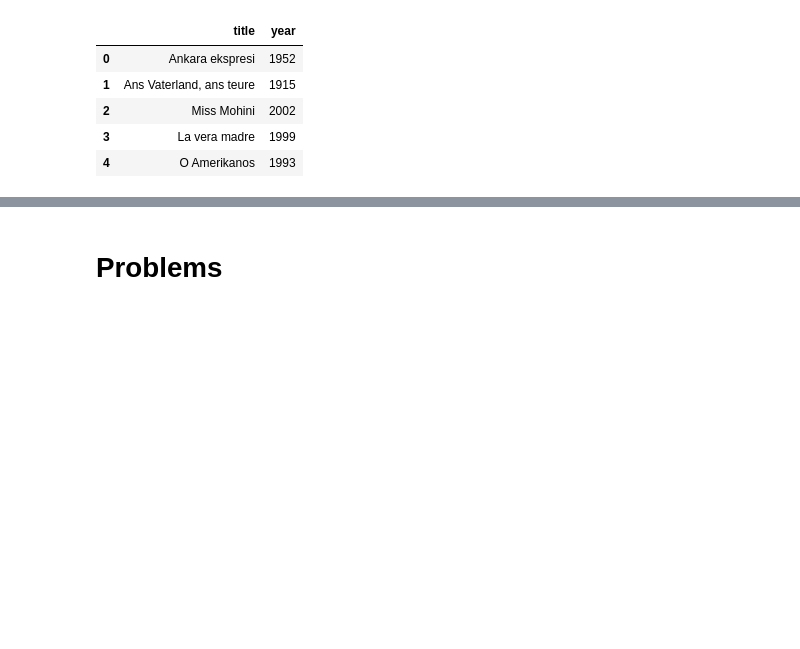
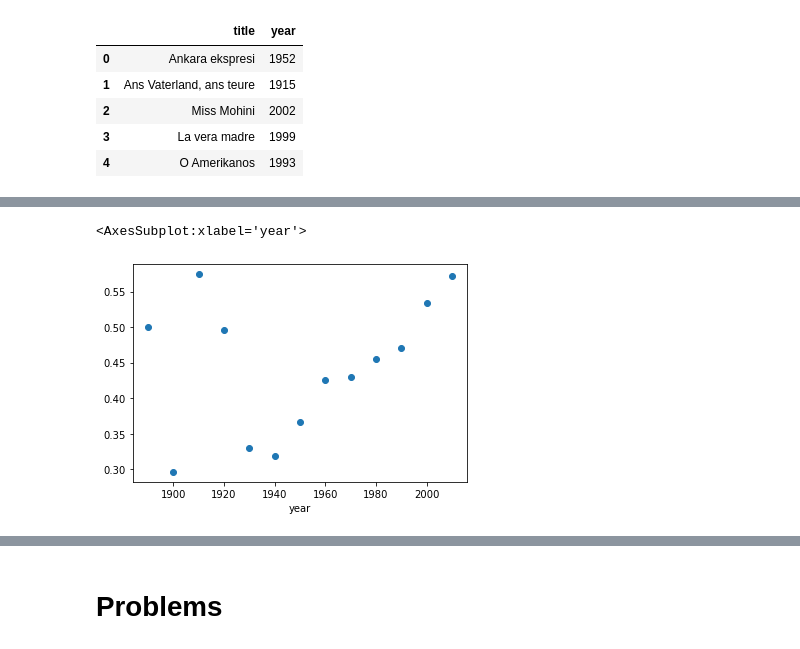
Before and after one commit to mjmacarty/CS230-SU2021, a Jupyter notebook: 16-pandas.ipynb, the cells around one changed output, grey strips where cells are left out. Drawn from its saved outputs; the diff is of its cells as text; code cells hidden in the pictures; blank space fills up the shorter version.

```diff
--- a/16-pandas.ipynb
+++ b/16-pandas.ipynb
@@ -33,0 +264,3 @@ Wall time: 8.17 s
+# %%
+c = cast
+c.groupby([c.year // 10 * 10, 'type']).size()
@@ -33,0 +285,8 @@ Wall time: 8.17 s
+# %%
+c = c[c.year < 2018]
+unstacked = c.groupby([c.year // 10 * 10, 'type']).size().unstack()
+# %%
+(unstacked['actress'] / unstacked['actor']).plot(style='o')
+# %% [output]
+<AxesSubplot:xlabel='year'>
+[figure, added]
```
Also changed, not shown: parts of 33 cells of this notebook.
